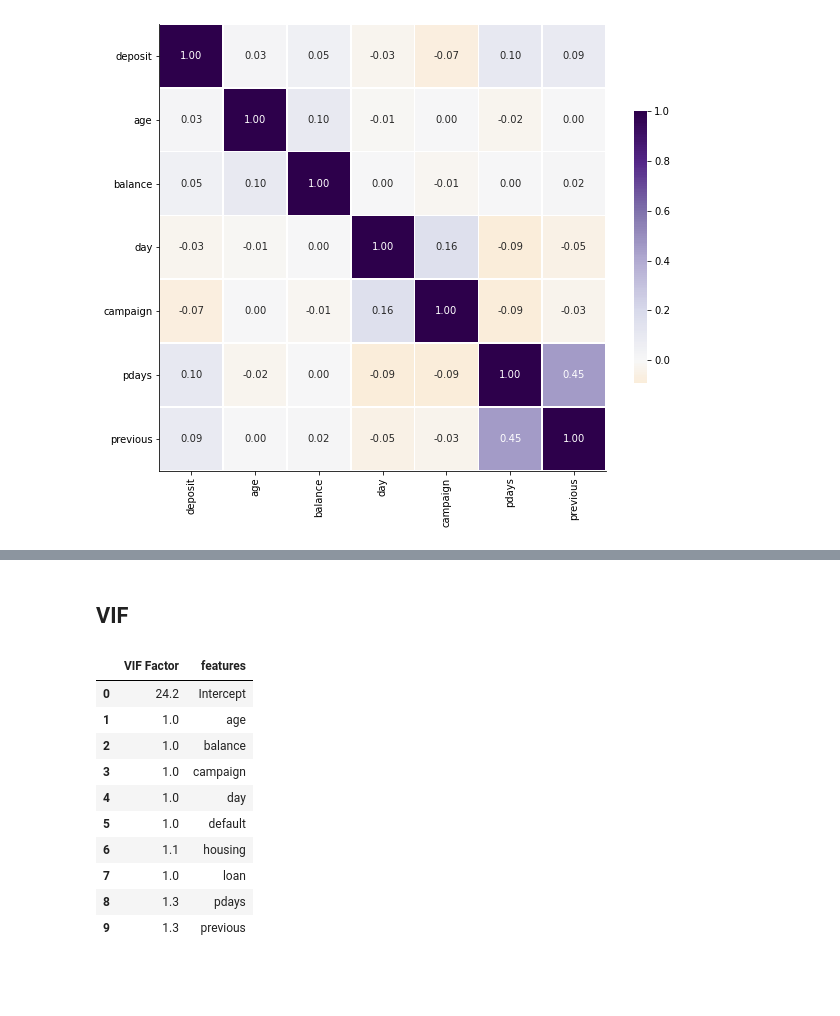
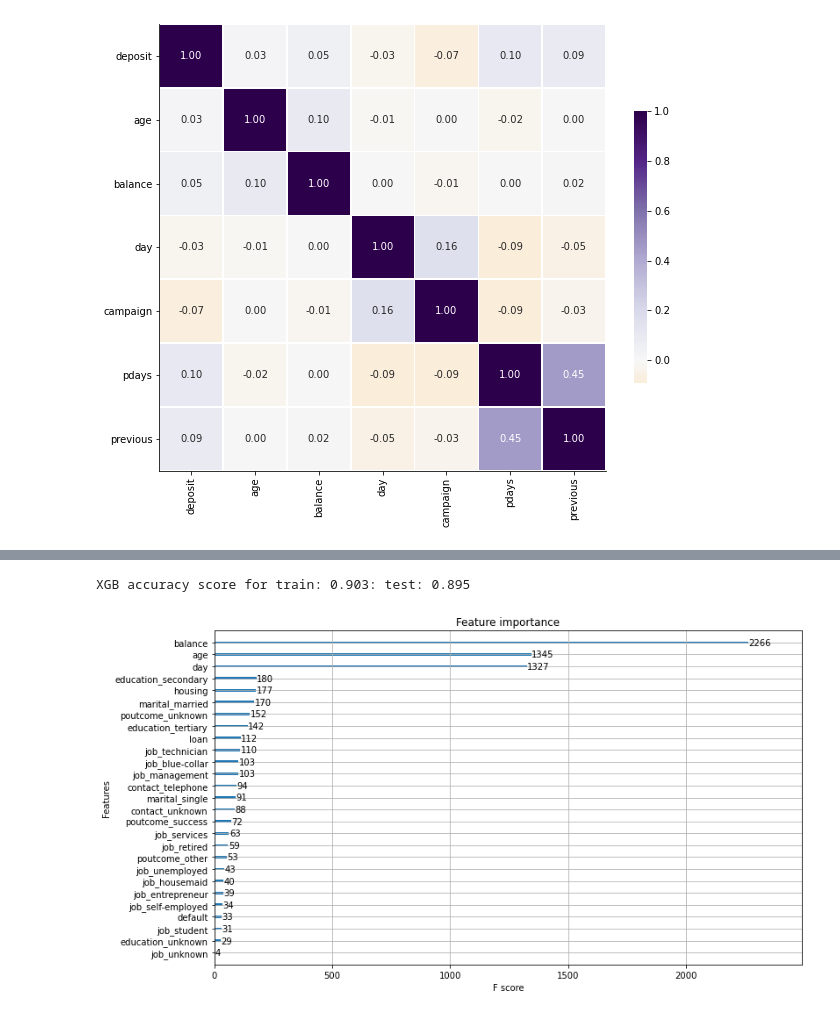
Before and after one commit to jasmineregner/Predictive-Marketing, a Jupyter notebook: bank_marketing.ipynb, the cells around one changed output, grey strips where cells are left out. Cells and saved outputs as stored; diff of their text form; code cells hidden in the pictures; blank space fills up the shorter version.

```diff
--- a/bank_marketing.ipynb
+++ b/bank_marketing.ipynb
@@ -717,30 +690,0 @@ strong multicollinearity or other numerical problems.
-# %% [markdown]
-## VIF
-# %%
-# VIF - used to test multicollinearity b/w 3 or more values in a regression model
-from patsy import dmatrices
-from statsmodels.stats.outliers_influence import variance_inflation_factor
-
-feat = "+".join(ml_df.columns.difference(["deposit"]))
-
-# get y and X dataframes based on this regression:
-vif_y, vif_X = dmatrices('deposit ~' + feat, ml_df, return_type='dataframe')
-
-# for each X, calculate VIF and save in df
-vif_ = pd.DataFrame()
-vif_["VIF Factor"] = [variance_inflation_factor(vif_X.values, i) for i in range(vif_X.shape[1])]
-vif_["features"] = vif_X.columns
-
-vif_.round(1)
-# %% [output]
-|  | VIF Factor | features |
-| 0 | 24.2 | Intercept |
-| 1 | 1.0 | age |
-| 2 | 1.0 | balance |
-| 3 | 1.0 | campaign |
-| 4 | 1.0 | day |
-| 5 | 1.0 | default |
-| 6 | 1.1 | housing |
-| 7 | 1.0 | loan |
-| 8 | 1.3 | pdays |
-| 9 | 1.3 | previous |
@@ -748,0 +691,28 @@ vif_.round(1)
+# %%
+X = df_clean.drop(columns = 'deposit')
+y = df_clean[['deposit']]
+# %%
+X_train, X_test, y_train, y_test = train_test_split(X, y, test_size = .3)
+# %%
+#train XGBoost
+
+xgb = xgboost.XGBClassifier(n_estimators=100, learning_rate=0.08, gamma=0, subsample=0.75,
+                           colsample_bytree=1, max_depth=7)
+xgb.fit(X_train,y_train.squeeze().values)
+
+#calculate and print scores for the model for top 15 features
+y_train_preds = xgb.predict(X_train)
+y_test_preds = xgb.predict(X_test)
+
+print('XGB accuracy score for train: %.3f: test: %.3f' % (
+        accuracy_score(y_train, y_train_preds),
+        accuracy_score(y_test, y_test_preds)))
+# %% [output]
+XGB accuracy score for train: 0.903: test: 0.895
+# %%
+fig, ax = plt.subplots(figsize=(12, 7))
+
+plot_importance(xgb, ax=ax)
+plt.show()
+# %% [output]
+[figure, added]
```
Also changed, not shown: parts of 26 cells of this notebook.
